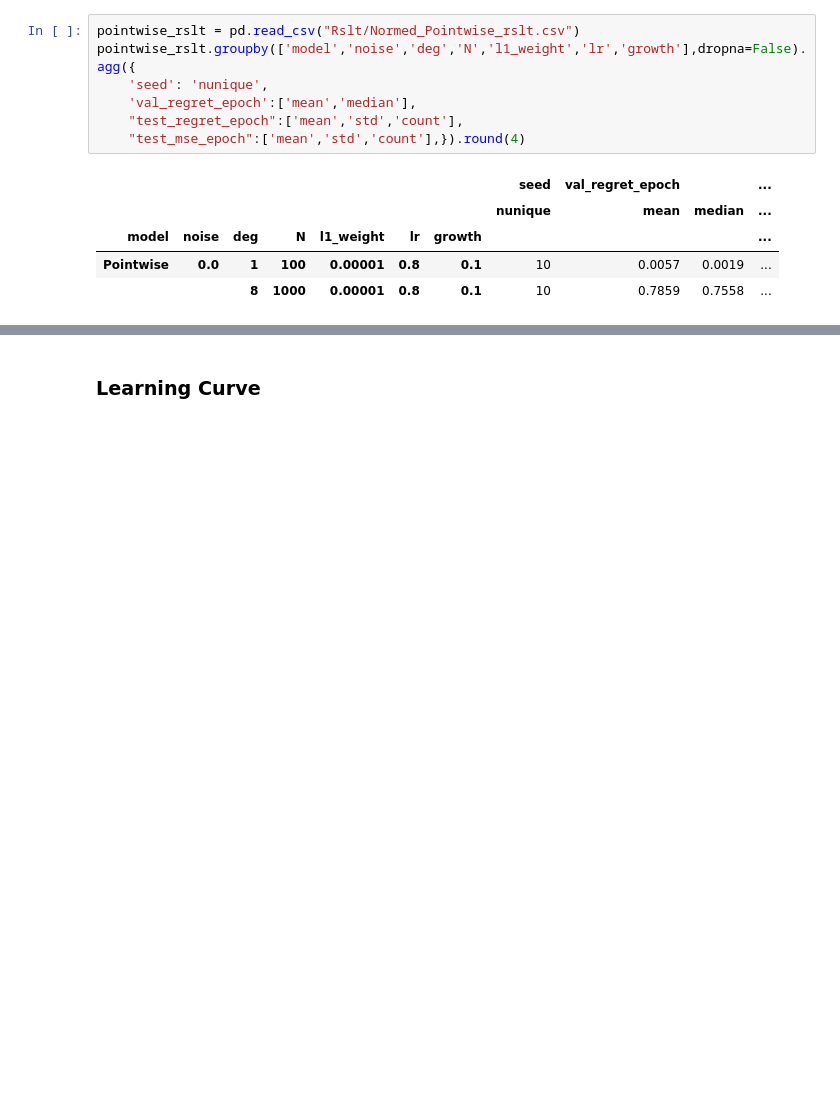
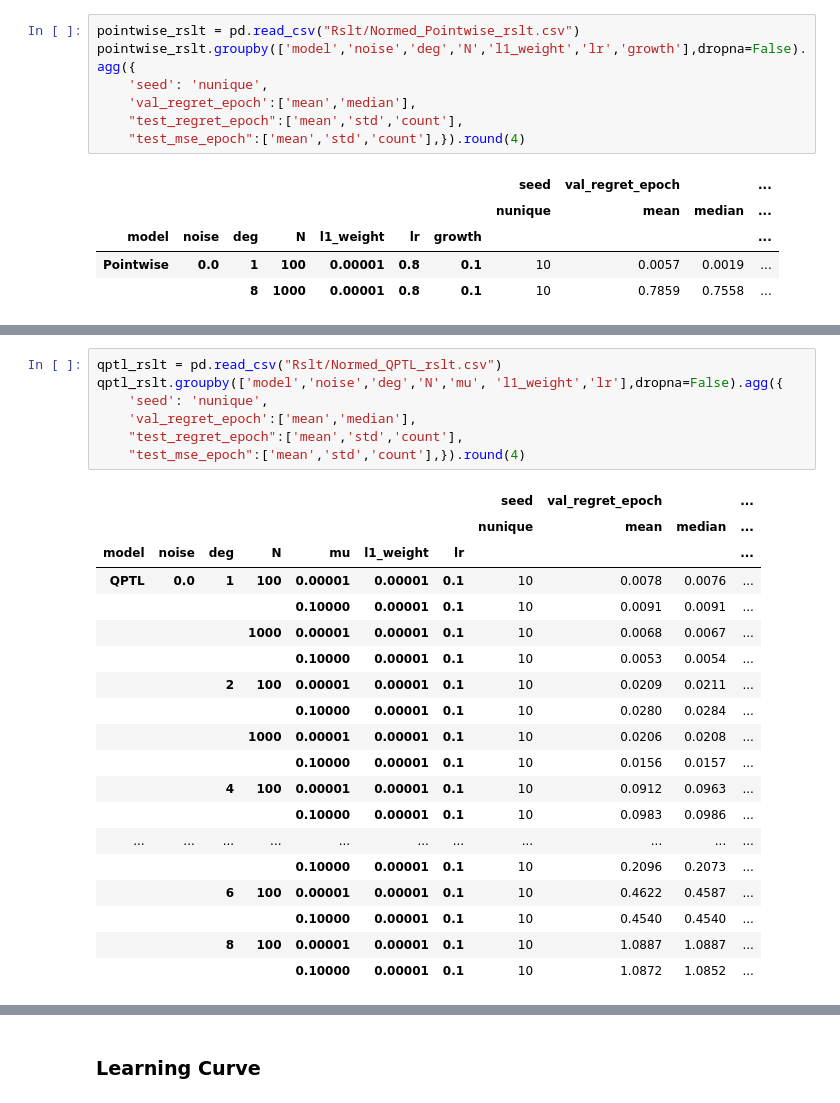
Before and after one commit to PredOpt/predopt-benchmarks, a Jupyter notebook: SPOSP/ResultIn Tabular.ipynb, the cells around one changed output, grey strips where cells are left out. Saved outputs shown, nothing was run; the diff lists cells and outputs as text; blank space fills up the shorter version.

```diff
--- a/SPOSP/ResultIn Tabular.ipynb
+++ b/SPOSP/ResultIn Tabular.ipynb
@@ -355,0 +399,27 @@ pointwise_rslt.groupby(['model','noise','deg','N','l1_weight','lr','growth'],dro
+# %%
+qptl_rslt = pd.read_csv("Rslt/Normed_QPTL_rslt.csv")
+qptl_rslt.groupby(['model','noise','deg','N','mu', 'l1_weight','lr'],dropna=False).agg({
+    'seed': 'nunique',
+    'val_regret_epoch':['mean','median'],
+    "test_regret_epoch":['mean','std','count'],
+    "test_mse_epoch":['mean','std','count'],}).round(4)
+# %% [output]
+|  |  |  |  |  |  |  | seed | val_regret_epoch |  | ... |
+|  |  |  |  |  |  |  | nunique | mean | median | ... |
+| model | noise | deg | N | mu | l1_weight | lr |  |  |  | ... |
+| QPTL | 0.0 | 1 | 100 | 0.00001 | 0.00001 | 0.1 | 10 | 0.0078 | 0.0076 | ... |
+|  |  |  |  | 0.10000 | 0.00001 | 0.1 | 10 | 0.0091 | 0.0091 | ... |
+|  |  |  | 1000 | 0.00001 | 0.00001 | 0.1 | 10 | 0.0068 | 0.0067 | ... |
+|  |  |  |  | 0.10000 | 0.00001 | 0.1 | 10 | 0.0053 | 0.0054 | ... |
+|  |  | 2 | 100 | 0.00001 | 0.00001 | 0.1 | 10 | 0.0209 | 0.0211 | ... |
+|  |  |  |  | 0.10000 | 0.00001 | 0.1 | 10 | 0.0280 | 0.0284 | ... |
+|  |  |  | 1000 | 0.00001 | 0.00001 | 0.1 | 10 | 0.0206 | 0.0208 | ... |
+|  |  |  |  | 0.10000 | 0.00001 | 0.1 | 10 | 0.0156 | 0.0157 | ... |
+|  |  | 4 | 100 | 0.00001 | 0.00001 | 0.1 | 10 | 0.0912 | 0.0963 | ... |
+|  |  |  |  | 0.10000 | 0.00001 | 0.1 | 10 | 0.0983 | 0.0986 | ... |
+| ... | ... | ... | ... | ... | ... | ... | ... | ... | ... | ... |
+|  |  |  |  | 0.10000 | 0.00001 | 0.1 | 10 | 0.2096 | 0.2073 | ... |
+|  |  | 6 | 100 | 0.00001 | 0.00001 | 0.1 | 10 | 0.4622 | 0.4587 | ... |
+|  |  |  |  | 0.10000 | 0.00001 | 0.1 | 10 | 0.4540 | 0.4540 | ... |
+|  |  | 8 | 100 | 0.00001 | 0.00001 | 0.1 | 10 | 1.0887 | 1.0887 | ... |
+|  |  |  |  | 0.10000 | 0.00001 | 0.1 | 10 | 1.0872 | 1.0852 | ... |
```
Also changed, not shown: parts of 6 cells of this notebook, 1 other file.
